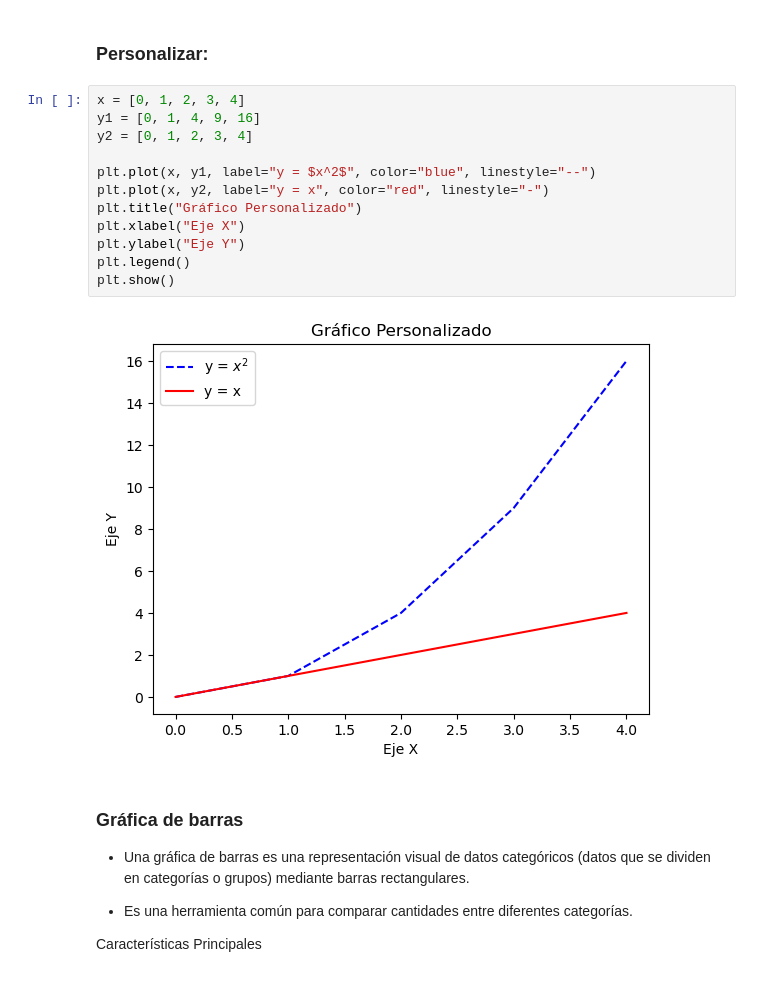
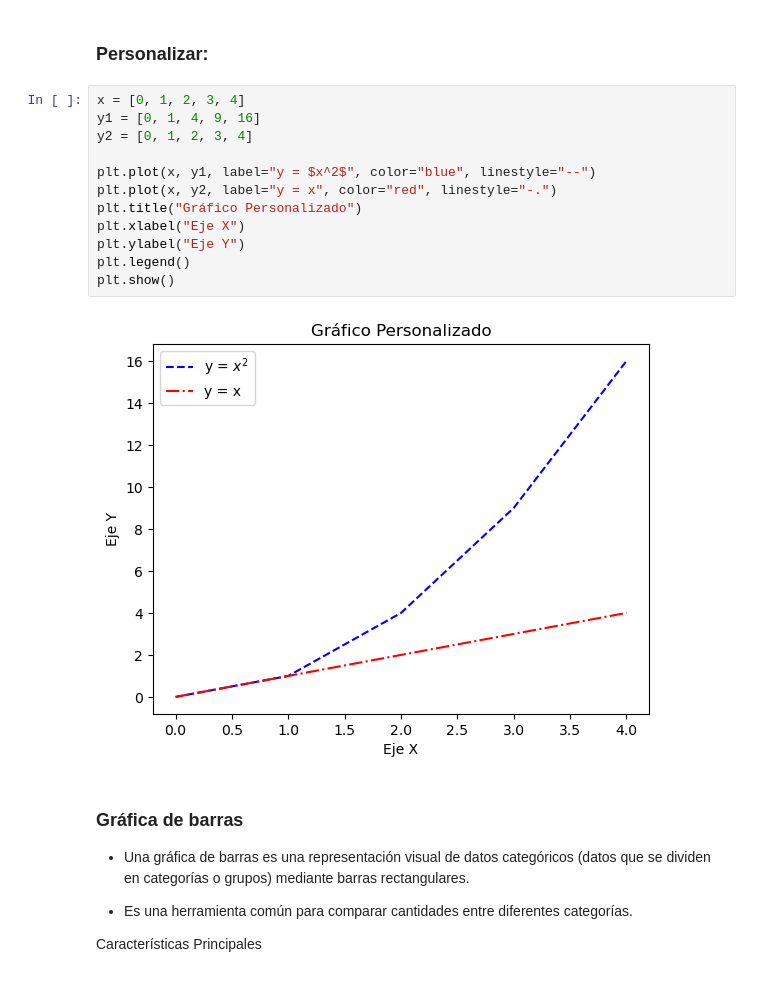
Before and after one commit to isadoji/lenguaje-de-programacion, a Jupyter notebook: 8.ComputoCientífico.ipynb, the cells around one changed output. Drawn from its saved outputs; the diff is of its cells as text.

```diff
--- a/8.ComputoCientífico.ipynb
+++ b/8.ComputoCientífico.ipynb
@@ -1435,17 +1435,17 @@ plt.show()
 # %%
 x = [0, 1, 2, 3, 4]
 y1 = [0, 1, 4, 9, 16]
 y2 = [0, 1, 2, 3, 4]
 
 plt.plot(x, y1, label="y = $x^2$", color="blue", linestyle="--")
-plt.plot(x, y2, label="y = x", color="red", linestyle="-")
+plt.plot(x, y2, label="y = x", color="red", linestyle="-.")
 plt.title("Gráfico Personalizado")
 plt.xlabel("Eje X")
 plt.ylabel("Eje Y")
 plt.legend()
 plt.show()
 # %% [output]
-[figure, old version]
+[figure, new version]
 # %% [markdown]
 ### Gráfica de barras
 
```
Also changed, not shown: parts of 11 cells of this notebook.
